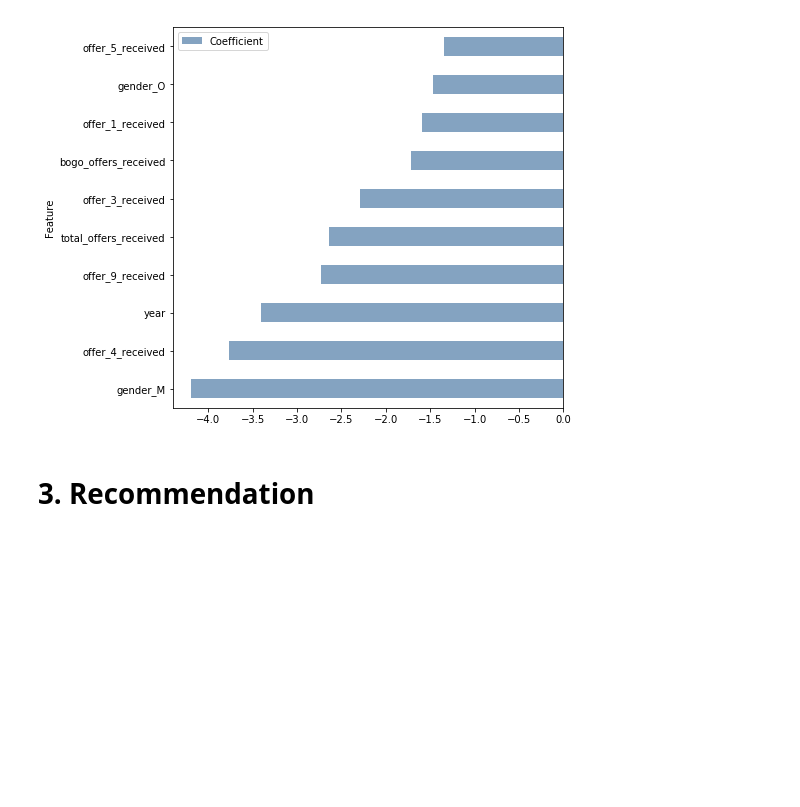
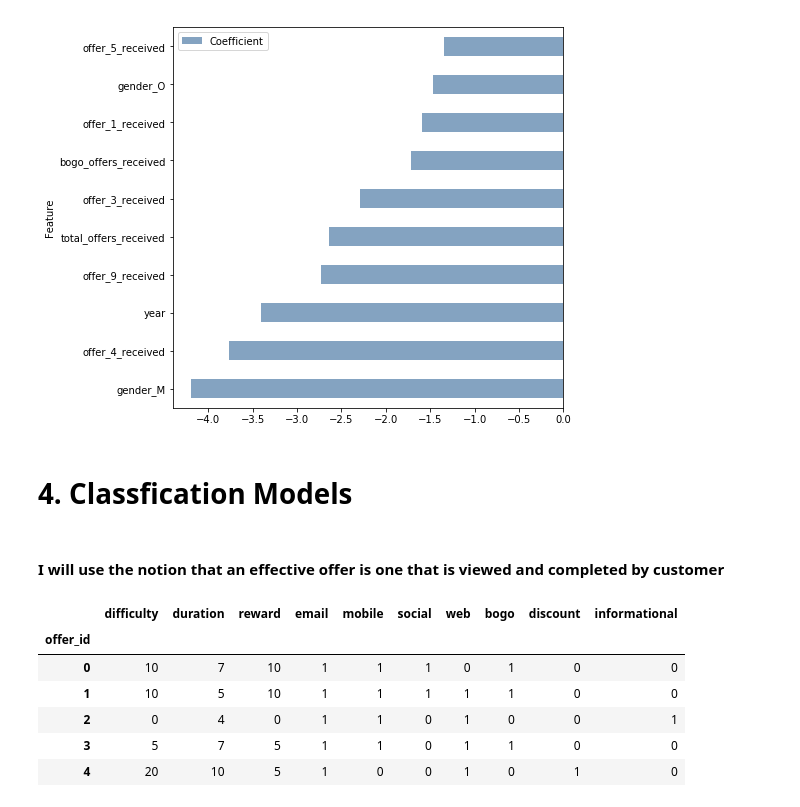
Before and after one commit to adhamelkhouly/starbucks_promotions, a Jupyter notebook: starbucks_offers.ipynb, the cells around one changed output. Cells and saved outputs as stored; diff of their text form; code cells hidden in the pictures; blank space fills up the shorter version.

```diff
--- a/starbucks_offers.ipynb
+++ b/starbucks_offers.ipynb
@@ -799,5 +859,18 @@ q2_df.drop('Abs_Coefficient', axis=1).sort_values(
     'Coefficient', ascending=True).head(10).plot(kind='barh', figsize=(7,7), color=(0.2, 0.4, 0.6, 0.6));
 # %% [output]
 [figure]
-# %% [markdown]
-# 3. Recommendation
+# %% [markdown]
+# 4. Classfication Models
+# %% [markdown]
+#### I will use the notion that an effective offer is one that is viewed and completed by customer
+# %%
+offers_info = pd.concat([portfolio.drop(columns=['offer_type']), pd.get_dummies(portfolio.offer_type)], axis=1)
+offers_info.head()
+# %% [output]
+|  | difficulty | duration | reward | email | mobile | social | web | bogo | discount | informational |
+| offer_id |  |  |  |  |  |  |  |  |  |  |
+| 0 | 10 | 7 | 10 | 1 | 1 | 1 | 0 | 1 | 0 | 0 |
+| 1 | 10 | 5 | 10 | 1 | 1 | 1 | 1 | 1 | 0 | 0 |
+| 2 | 0 | 4 | 0 | 1 | 1 | 0 | 1 | 0 | 0 | 1 |
+| 3 | 5 | 7 | 5 | 1 | 1 | 0 | 1 | 1 | 0 | 0 |
+| 4 | 20 | 10 | 5 | 1 | 0 | 0 | 1 | 0 | 1 | 0 |
```
Also changed, not shown: parts of 42 cells of this notebook.
